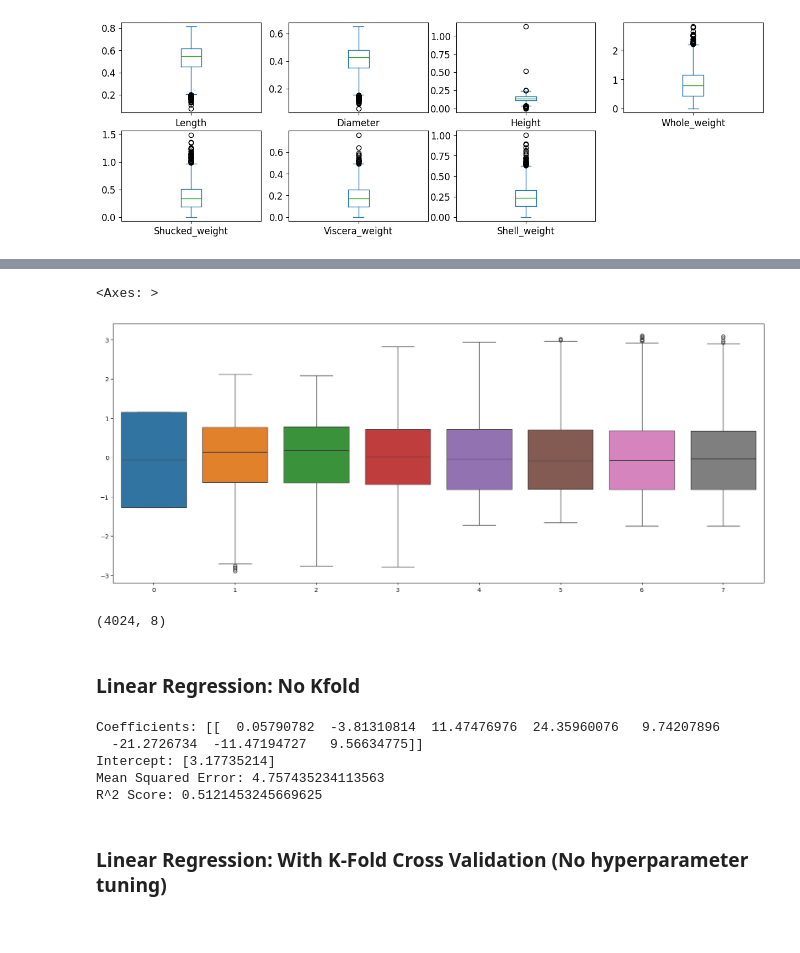
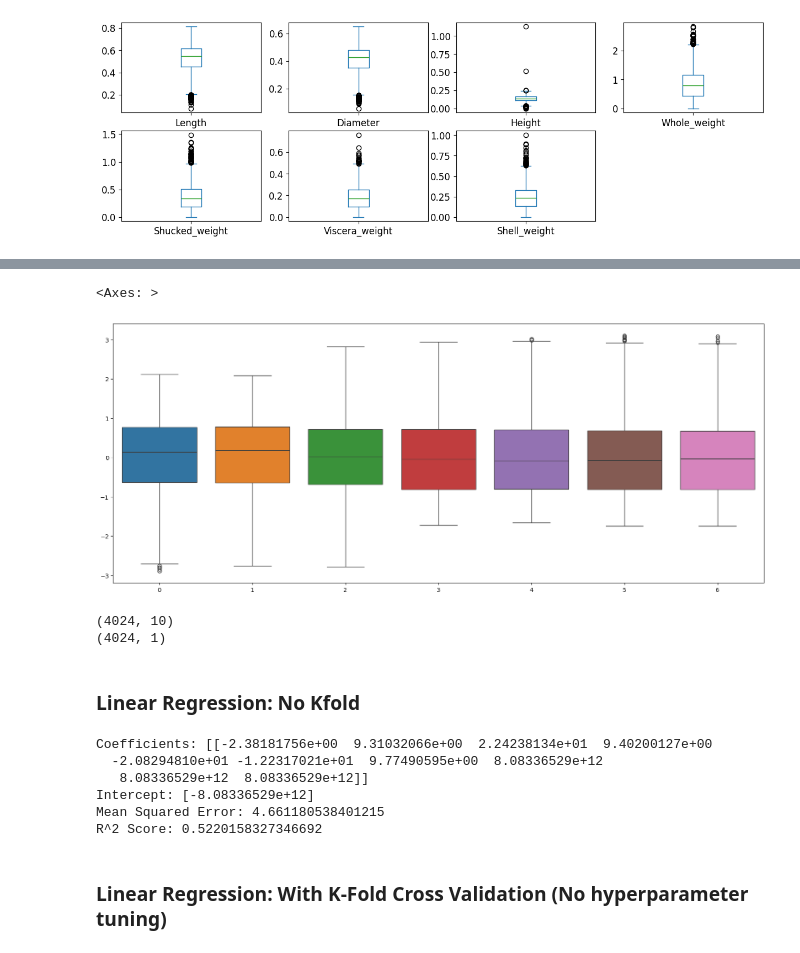
Before and after one commit to tomas-ribeiro-pinto/COMP4139_Machine_Learning, a Jupyter notebook: abalone/linear_regression.ipynb, the cells around one changed output, grey strips where cells are left out. Saved outputs shown, nothing was run; the diff lists cells and outputs as text; code cells hidden in the pictures.

Commit message:
Updated preprocessing to include one-hot-encoding

```diff
--- a/abalone/linear_regression.ipynb
+++ b/abalone/linear_regression.ipynb
@@ -43,7 +47,3 @@ Viscera_weight    Axes(0.327174,0.699787;0.168478x0.0819149)
 Shell_weight      Axes(0.529348,0.699787;0.168478x0.0819149)
 dtype: object
 [figure]
-# %%
-le = LabelEncoder()
-data_mean['Sex'] = le.fit_transform(data_mean['Sex']) # Male = 2, Female = 0, Infant = 1
-data_mean.head()
@@ -57,18 +60,20 @@ data_mean.head()
 # %%
 outlier_indices = set()
 for column in data_mean.columns:
-  Q1 = data_mean[column].quantile(0.25)
-  Q3 = data_mean[column].quantile(0.75)
-  IQR = Q3 - Q1
+  if not column.startswith("Sex"):
 
-  lower_bound = Q1 - 1.5 * IQR
-  upper_bound = Q3 + 1.5 * IQR
+    Q1 = data_mean[column].quantile(0.25)
+    Q3 = data_mean[column].quantile(0.75)
+    IQR = Q3 - Q1
 
-  outliers = data_mean[(data_mean[column] < lower_bound) | (data_mean[column] > upper_bound)].index
-  outlier_indices.update(outliers)
+    lower_bound = Q1 - 1.5 * IQR
+    upper_bound = Q3 + 1.5 * IQR
 
-  outliers_sum = ((data_mean[column] < lower_bound) | (data_mean[column] > upper_bound)).sum()
-  print(f'{column}: {outliers_sum} outliers')
+    outliers = data_mean[(data_mean[column] < lower_bound) | (data_mean[column] > upper_bound)].index
+    outlier_indices.update(outliers)
+
+    outliers_sum = ((data_mean[column] < lower_bound) | (data_mean[column] > upper_bound)).sum()
+    print(f'{column}: {outliers_sum} outliers')
 
 outlier_indices = list(outlier_indices)
 
@@ -83,3 +87,7 @@ Whole_weight: 30 outliers
 Shucked_weight: 48 outliers
 Viscera_weight: 26 outliers
 Shell_weight: 35 outliers
+# %%
+# Perform one-hot-encoding on sex feature
+data_mean = pd.get_dummies(data_mean, columns=['Sex'])
+data_mean
@@ -86,22 +108,22 @@ Shell_weight: 35 outliers
 # %%
 scaler = StandardScaler()
-Xs = scaler.fit_transform(data_mean)
+Xs = scaler.fit_transform(data_mean.iloc[:,:7]) # Ignore Sex dummy variables
 
 # Print features normalised (Xs)
 fig,ax=plt.subplots(1,figsize=(20,8))
 sns.boxplot(data=Xs,ax=ax)
 # %% [output]
 <Axes: >
-[figure, old version]
+[figure, new version]
-# %%
-data_mean.shape
-# %% [output]
-(4024, 8)
+# %%
+print(data_mean.shape)
+print(y.shape)
+# %% [output]
+(4024, 10)
+(4024, 1)
 # %% [markdown]
 ### Linear Regression: No Kfold
 # %%
-from sklearn.linear_model import LinearRegression
-
 ## Linear regression
 
 # Create linear regression object
@@ -123,11 +145,12 @@ r2 = r2_score(y, y_pred)
 print("Mean Squared Error:", mse)
 print("R^2 Score:", r2)
 # %% [output]
-Coefficients: [[  0.05790782  -3.81310814  11.47476976  24.35960076   9.74207896
-  -21.2726734  -11.47194727   9.56634775]]
-Intercept: [3.17735214]
-Mean Squared Error: 4.757435234113563
-R^2 Score: 0.5121453245669625
+Coefficients: [[-2.38181756e+00  9.31032066e+00  2.24238134e+01  9.40200127e+00
+  -2.08294810e+01 -1.22317021e+01  9.77490595e+00  8.08336529e+12
+   8.08336529e+12  8.08336529e+12]]
+Intercept: [-8.08336529e+12]
+Mean Squared Error: 4.661180538401215
+R^2 Score: 0.5220158327346692
 # %% [markdown]
 ### Linear Regression: With K-Fold Cross Validation (No hyperparameter tuning)
 # %%
```
Also changed, not shown: parts of 8 cells of this notebook.
